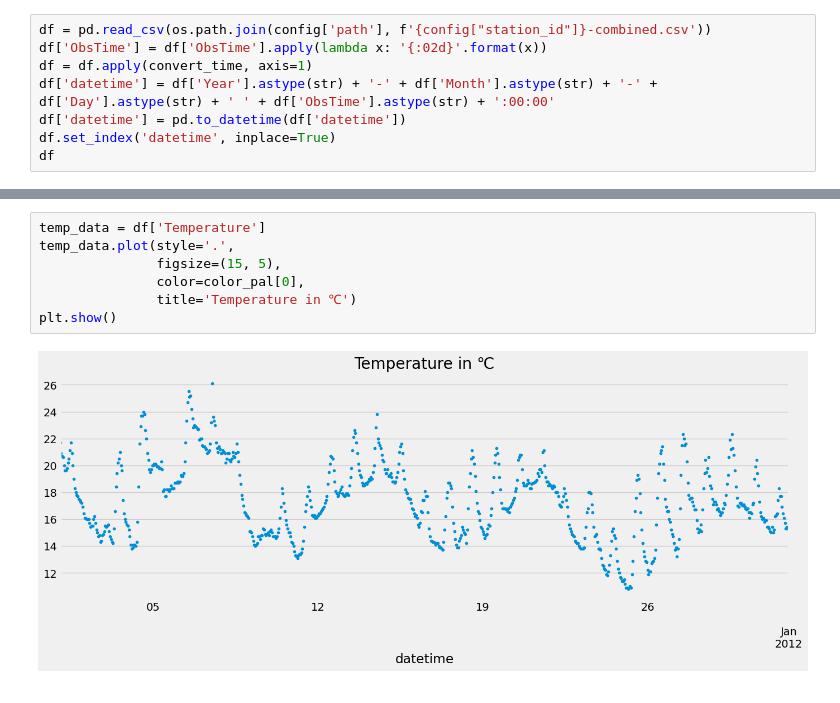
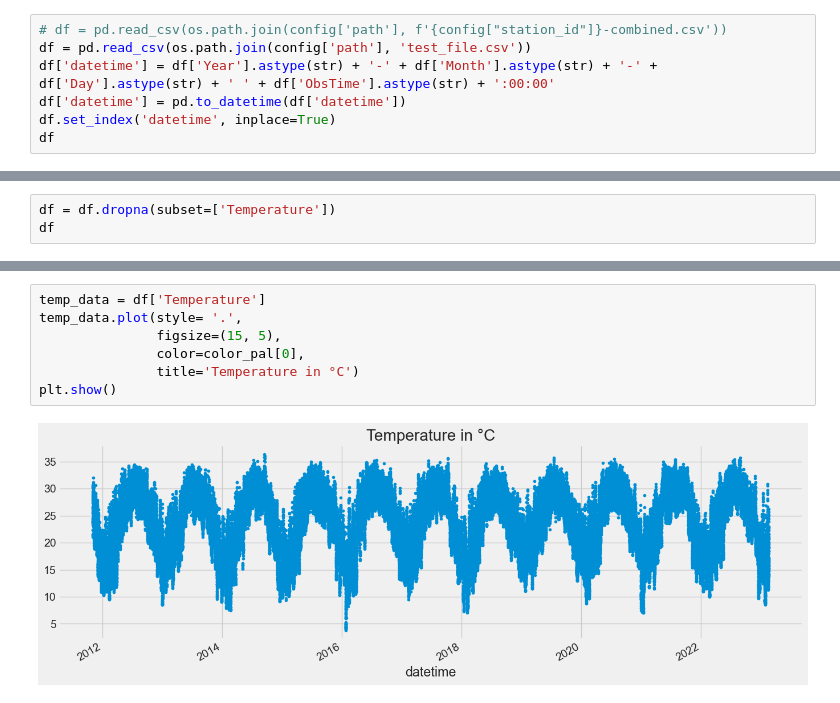
Before and after one commit to ITU-0327/Weather_Forecasting, a Jupyter notebook: Data_Cleaning.ipynb, the cells around one changed output, grey strips where cells are left out. Drawn from its saved outputs; the diff is of its cells as text.

```diff
--- a/Data_Cleaning.ipynb
+++ b/Data_Cleaning.ipynb
@@ -28,7 +10,6 @@ def convert_time(data):
 # %%
-df = pd.read_csv(os.path.join(config['path'], f'{config["station_id"]}-combined.csv'))
-df['ObsTime'] = df['ObsTime'].apply(lambda x: '{:02d}'.format(x))
-df = df.apply(convert_time, axis=1)
+# df = pd.read_csv(os.path.join(config['path'], f'{config["station_id"]}-combined.csv'))
+df = pd.read_csv(os.path.join(config['path'], 'test_file.csv'))
 df['datetime'] = df['Year'].astype(str) + '-' + df['Month'].astype(str) + '-' + df['Day'].astype(str) + ' ' + df['ObsTime'].astype(str) + ':00:00'
 df['datetime'] = pd.to_datetime(df['datetime'])
 df.set_index('datetime', inplace=True)
@@ -50,0 +32,3 @@ df
+# %%
+df = df.dropna(subset=['Temperature'])
+df
@@ -51,9 +50,9 @@ df
 # %%
 temp_data = df['Temperature']
-temp_data.plot(style='.',
+temp_data.plot(style= '.',
                figsize=(15, 5),
                color=color_pal[0],
-               title='Temperature in ℃')
+               title='Temperature in °C')
 plt.show()
 # %% [output]
-[figure, old version]
+[figure, new version]
```
Also changed, not shown: parts of 4 cells of this notebook, 1 other file.
